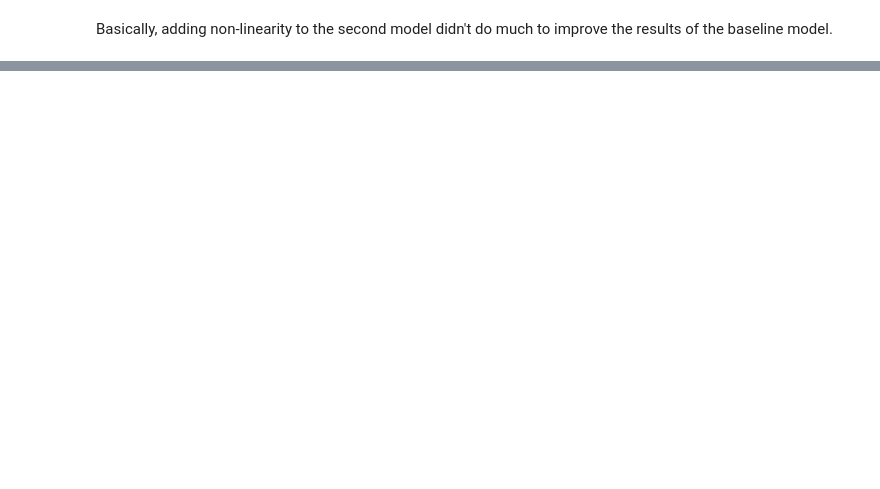
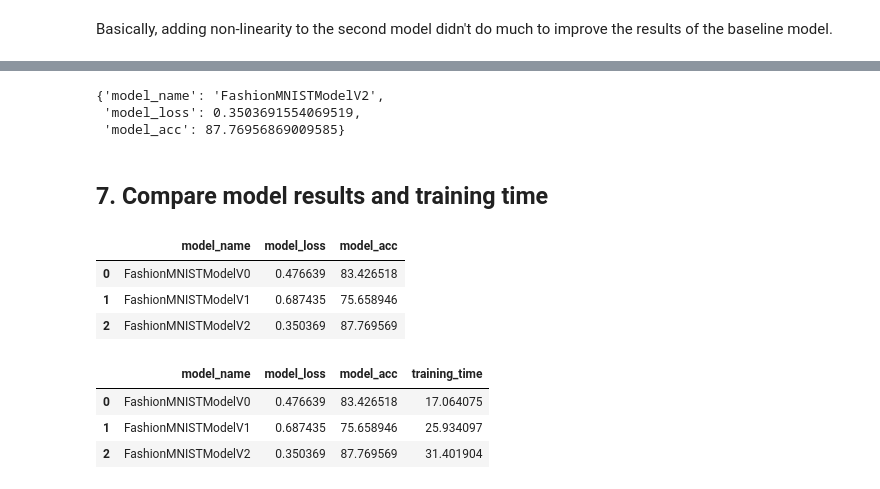
Before and after one commit to diegoalmonds/pytorch_course_notebooks, a Jupyter notebook: 03_computer_vision/03_computer_vision.ipynb, the cells around one changed output, grey strips where cells are left out. Drawn from its saved outputs; the diff is of its cells as text; code cells hidden in the pictures; blank space fills up the shorter version.

```diff
--- a/03_computer_vision/03_computer_vision.ipynb
+++ b/03_computer_vision/03_computer_vision.ipynb
@@ -572,0 +614,4 @@ Basically, adding non-linearity to the second model didn't do much to improve th
+# %%
+torch.manual_seed(42)
+model_2 = FashionMNISTModelV2(input_shape=1, hidden_units=10, # input shape of 1 because our pictures only have a single color channel
+                              output_shape=len(class_names)).to(device)
@@ -572,0 +688,6 @@ Basically, adding non-linearity to the second model didn't do much to improve th
+# %%
+from helper_functions import accuracy_fn
+
+loss_fn = nn.CrossEntropyLoss()
+optimizer = torch.optim.SGD(params=model_2.parameters(),
+                            lr=0.1)
@@ -572,0 +742,39 @@ Basically, adding non-linearity to the second model didn't do much to improve th
+# %%
+# Get model 2 results
+model_2_results = eval_model(
+    model=model_2,
+    data_loader=test_dataloader,
+    loss_fn=loss_fn,
+    accuracy_fn=accuracy_fn,
+    device=device
+)
+model_2_results
+# %% [output]
+{'model_name': 'FashionMNISTModelV2',
+ 'model_loss': 0.3503691554069519,
+ 'model_acc': 87.76956869009585}
+# %% [markdown]
+## 7. Compare model results and training time
+# %%
+import pandas as pd
+compare_results = pd.DataFrame([model_0_results,
+                                model_1_results,
+                                model_2_results])
+compare_results
+# %% [output]
+|  | model_name | model_loss | model_acc |
+| 0 | FashionMNISTModelV0 | 0.476639 | 83.426518 |
+| 1 | FashionMNISTModelV1 | 0.687435 | 75.658946 |
+| 2 | FashionMNISTModelV2 | 0.350369 | 87.769569 |
+# %%
+# Add training time to results comparison
+compare_results["training_time"] = [total_train_time_model_0,
+                                    total_train_time_model_1,
+                                    total_train_time_model_2]
+
+compare_results
+# %% [output]
+|  | model_name | model_loss | model_acc | training_time |
+| 0 | FashionMNISTModelV0 | 0.476639 | 83.426518 | 17.064075 |
+| 1 | FashionMNISTModelV1 | 0.687435 | 75.658946 | 25.934097 |
+| 2 | FashionMNISTModelV2 | 0.350369 | 87.769569 | 31.401904 |
```
Also changed, not shown: parts of 31 cells of this notebook, 2 other files.
